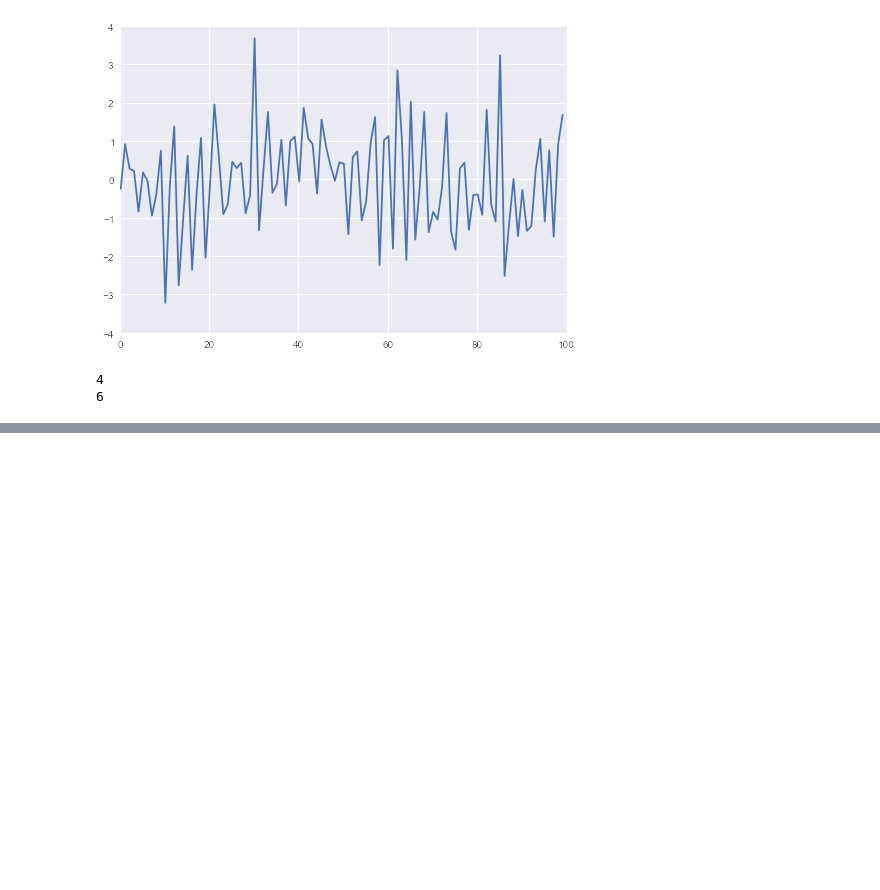
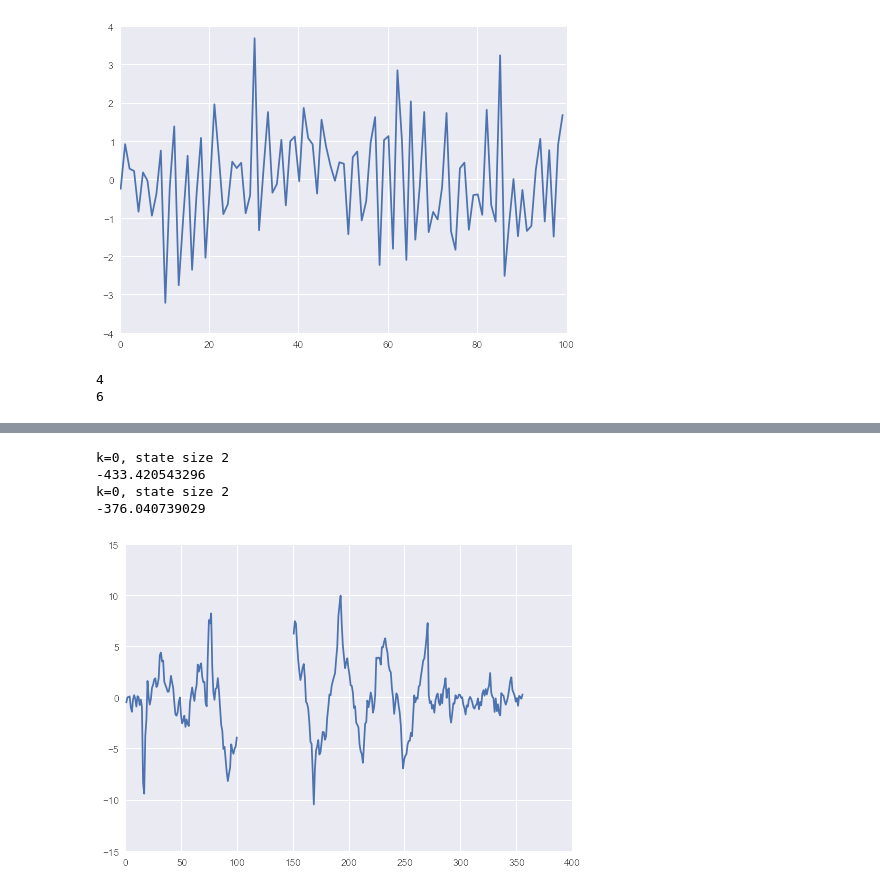
Before and after one commit to davmre/sigvisa, a Jupyter notebook: notebooks/marginalized_wavelet_model_single_exact.ipynb, the cells around one changed output, grey strips where cells are left out. Drawn from its saved outputs; the diff is of its cells as text; code cells hidden in the pictures; blank space fills up the shorter version.

```diff
--- a/notebooks/marginalized_wavelet_model_single_exact.ipynb
+++ b/notebooks/marginalized_wavelet_model_single_exact.ipynb
@@ -174,7 +174,7 @@ from sigvisa.models.statespace.compact_support import CompactSupportSSM
 from sigvisa.models.statespace.transient import TransientCombinedSSM
 # %%
 N = 256
-cc = pywt.wavedec(np.zeros(N,), 'db2', 'zpd')
+cc = pywt.wavedec(np.zeros(N,), 'db4', 'zpd')
 nb = np.sum([len(l) for l in cc])
 bases = np.empty((nb, N))
 
@@ -182,7 +182,7 @@ k = 0
 for i,l in enumerate(cc):
     for j in range(len(l)):
         cc[i][j] = 1.0
-        bases[k+j, :] = pywt.waverec(cc, 'db2', 'zpd')
+        bases[k+j, :] = pywt.waverec(cc, 'db4', 'zpd')
         cc[i][j] = 0.0
     k += len(l)
 
@@ -253,0 +252,12 @@ k=0, state size 2
+# %%
+print tssm.run_filter(z)
+
+z[100:150]=np.nan
+plot(z)
+print tssm.run_filter(z)
+# %% [output]
+k=0, state size 2
+-433.420543296
+k=0, state size 2
+-376.040739029
+[figure, added]
```
Also changed, not shown: parts of 5 cells of this notebook, 8 other files.
